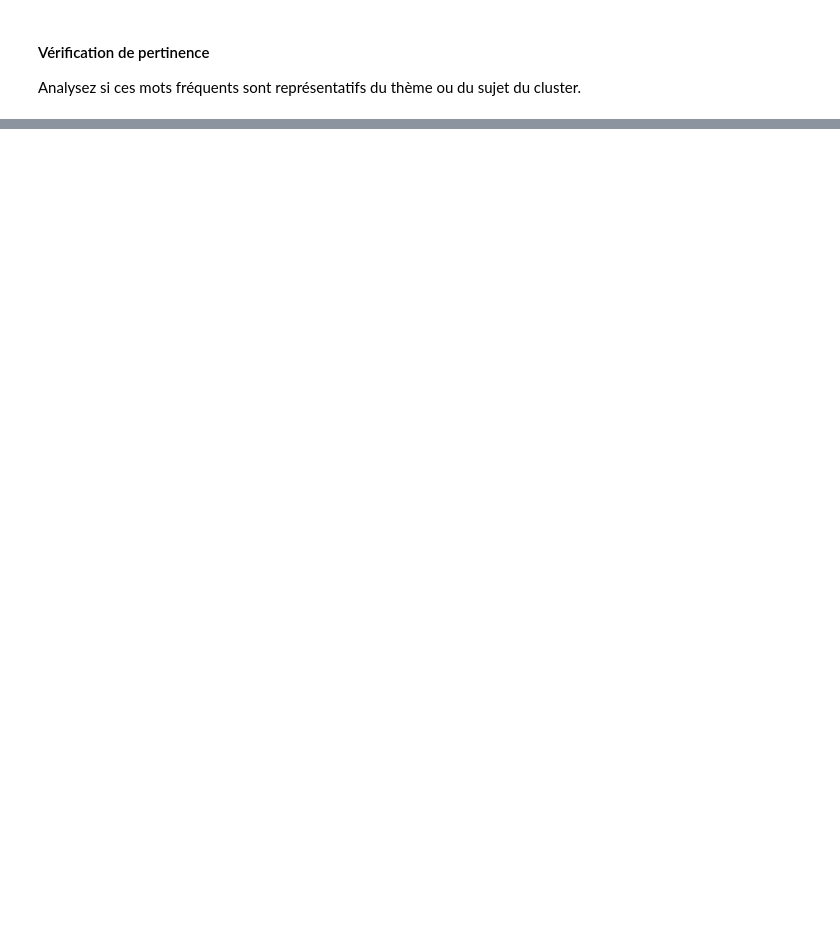
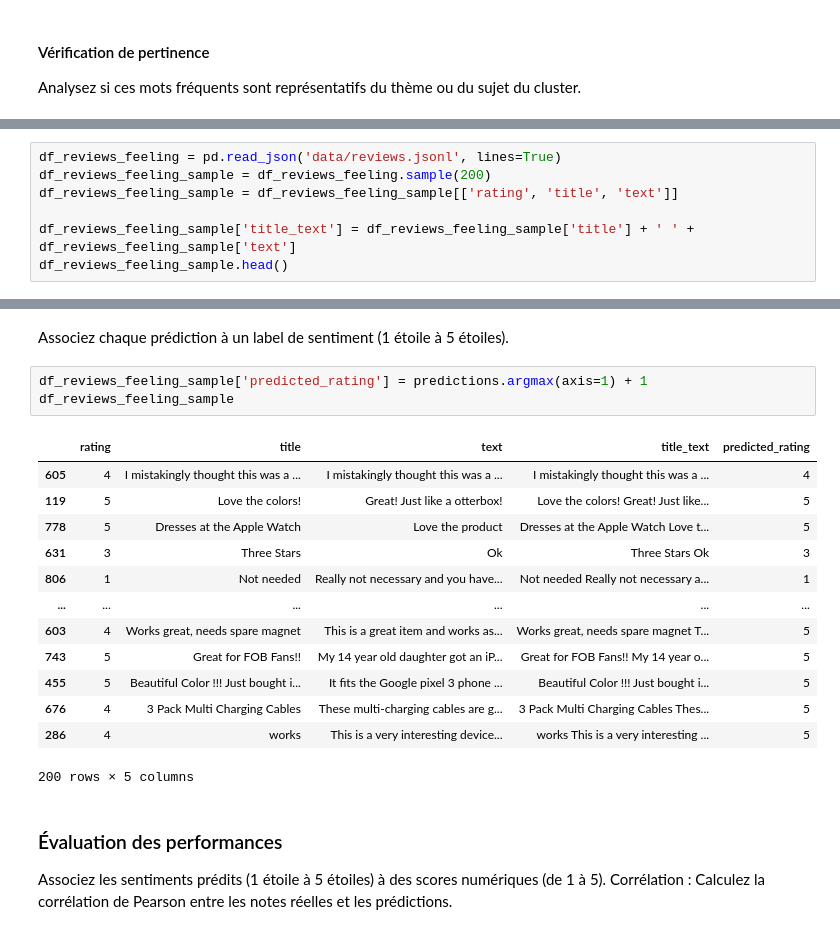
Before and after one commit to chloegaladriel/nlp, a Jupyter notebook: Projet 1 : Topic Modeling des Avis des Produits.ipynb, the cells around one changed output, grey strips where cells are left out. Drawn from its saved outputs; the diff is of its cells as text; blank space fills up the shorter version.

```diff
--- a/Projet 1 : Topic Modeling des Avis des Produits.ipynb
+++ b/Projet 1 : Topic Modeling des Avis des Produits.ipynb
@@ -337,0 +329,7 @@ Analysez si ces mots fréquents sont représentatifs du thème ou du sujet du cl
+# %%
+df_reviews_feeling = pd.read_json('data/reviews.jsonl', lines=True)
+df_reviews_feeling_sample = df_reviews_feeling.sample(200)
+df_reviews_feeling_sample = df_reviews_feeling_sample[['rating', 'title', 'text']]
+
+df_reviews_feeling_sample['title_text'] = df_reviews_feeling_sample['title'] + ' ' + df_reviews_feeling_sample['text']
+df_reviews_feeling_sample.head()
@@ -337,0 +392,23 @@ Analysez si ces mots fréquents sont représentatifs du thème ou du sujet du cl
+# %% [markdown]
+Associez chaque prédiction à un label de sentiment (1 étoile à 5 étoiles).
+# %%
+df_reviews_feeling_sample['predicted_rating'] = predictions.argmax(axis=1) + 1
+df_reviews_feeling_sample
+# %% [output]
+|  | rating | title | text | title_text | predicted_rating |
+| 605 | 4 | I mistakingly thought this was a ... | I mistakingly thought this was a ... | I mistakingly thought this was a ... | 4 |
+| 119 | 5 | Love the colors! | Great! Just like a otterbox! | Love the colors! Great! Just like... | 5 |
+| 778 | 5 | Dresses at the Apple Watch | Love the product | Dresses at the Apple Watch Love t... | 5 |
+| 631 | 3 | Three Stars | Ok | Three Stars Ok | 3 |
+| 806 | 1 | Not needed | Really not necessary and you have... | Not needed Really not necessary a... | 1 |
+| ... | ... | ... | ... | ... | ... |
+| 603 | 4 | Works great, needs spare magnet | This is a great item and works as... | Works great, needs spare magnet T... | 5 |
+| 743 | 5 | Great for FOB Fans!! | My 14 year old daughter got an iP... | Great for FOB Fans!! My 14 year o... | 5 |
+| 455 | 5 | Beautiful Color !!! Just bought i... | It fits the Google pixel 3 phone ... | Beautiful Color !!! Just bought i... | 5 |
+| 676 | 4 | 3 Pack Multi Charging Cables | These multi-charging cables are g... | 3 Pack Multi Charging Cables Thes... | 5 |
+| 286 | 4 | works | This is a very interesting device... | works This is a very interesting ... | 5 |
+200 rows × 5 columns
+# %% [markdown]
+### Évaluation des performances
+Associez les sentiments prédits (1 étoile à 5 étoiles) à des scores numériques (de 1 à 5).
+Corrélation : Calculez la corrélation de Pearson entre les notes réelles et les prédictions.
```
Also changed, not shown: parts of 20 cells of this notebook.
